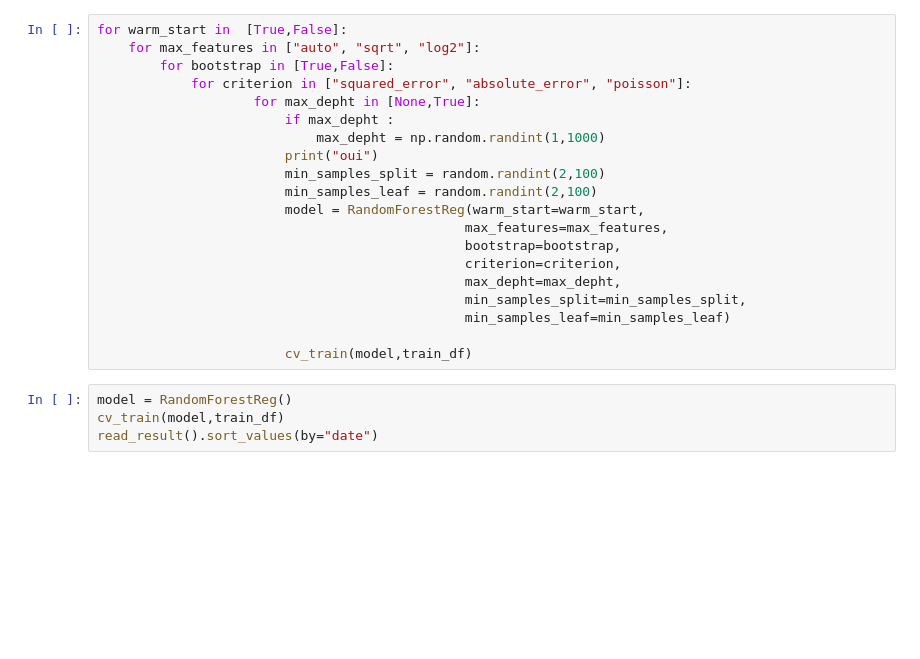
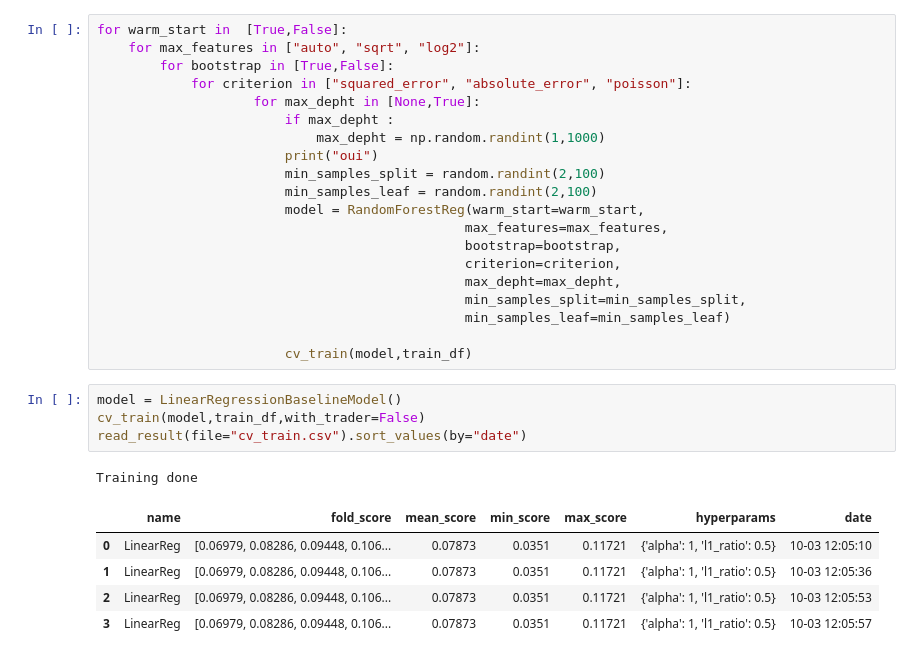
Before and after one commit to AlexandreLaizet/bitcoin_deep_learning, a Jupyter notebook: notebooks/Etienne.ipynb, the cells around one changed output. Saved outputs shown, nothing was run; the diff lists cells and outputs as text; blank space fills up the shorter version.

```diff
--- a/notebooks/Etienne.ipynb
+++ b/notebooks/Etienne.ipynb
@@ -335,7 +339,14 @@ for warm_start in  [True,False]:
 
                         cv_train(model,train_df)
 # %%
-model = RandomForestReg()
-cv_train(model,train_df)
-read_result().sort_values(by="date")
+model = LinearRegressionBaselineModel()
+cv_train(model,train_df,with_trader=False)
+read_result(file="cv_train.csv").sort_values(by="date")
+# %% [output]
+Training done
+|  | name | fold_score | mean_score | min_score | max_score | hyperparams | date |
+| 0 | LinearReg | [0.06979, 0.08286, 0.09448, 0.106... | 0.07873 | 0.0351 | 0.11721 | {'alpha': 1, 'l1_ratio': 0.5} | 10-03 12:05:10 |
+| 1 | LinearReg | [0.06979, 0.08286, 0.09448, 0.106... | 0.07873 | 0.0351 | 0.11721 | {'alpha': 1, 'l1_ratio': 0.5} | 10-03 12:05:36 |
+| 2 | LinearReg | [0.06979, 0.08286, 0.09448, 0.106... | 0.07873 | 0.0351 | 0.11721 | {'alpha': 1, 'l1_ratio': 0.5} | 10-03 12:05:53 |
+| 3 | LinearReg | [0.06979, 0.08286, 0.09448, 0.106... | 0.07873 | 0.0351 | 0.11721 | {'alpha': 1, 'l1_ratio': 0.5} | 10-03 12:05:57 |
 # %%
```
Also changed, not shown: parts of 5 cells of this notebook.
